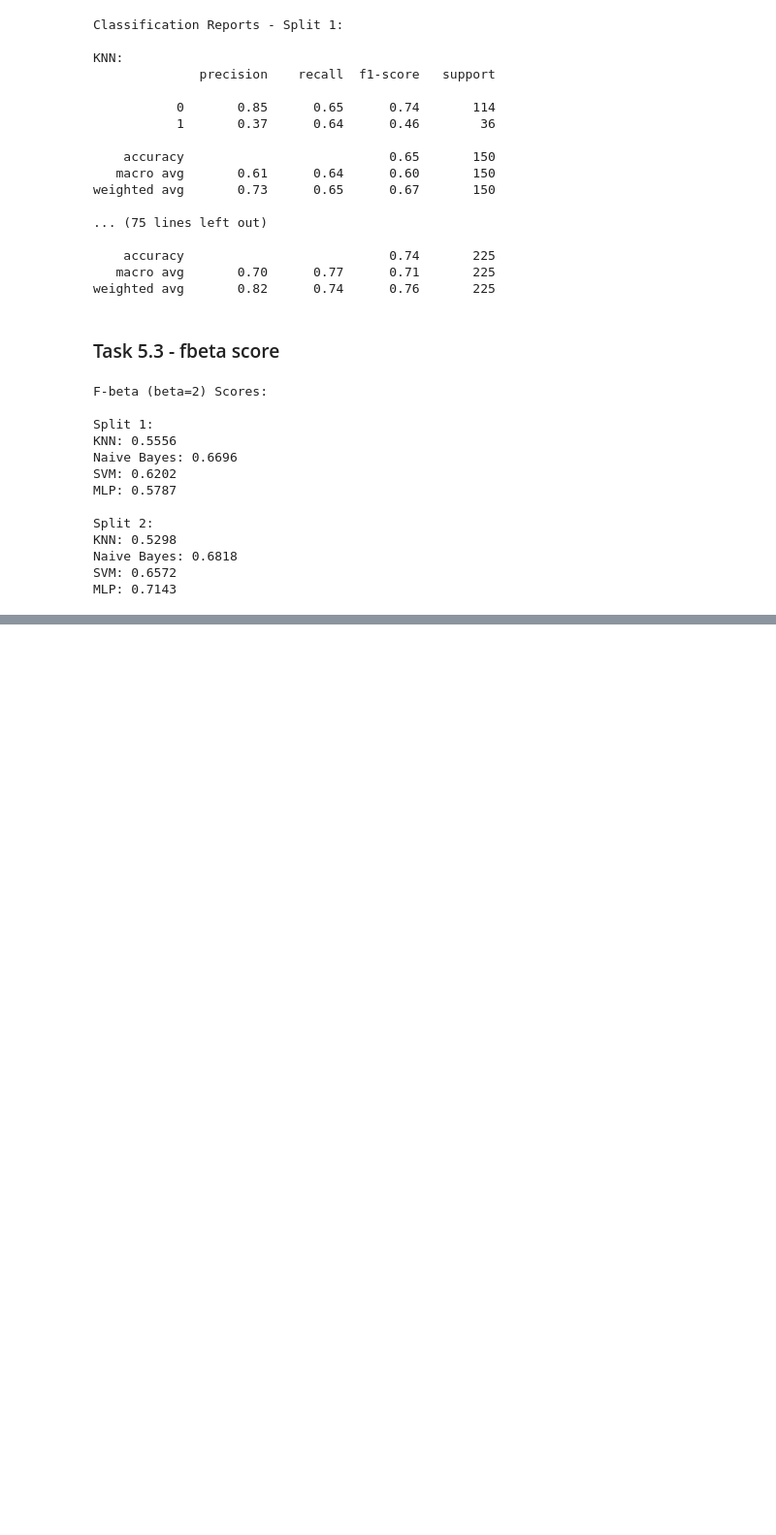
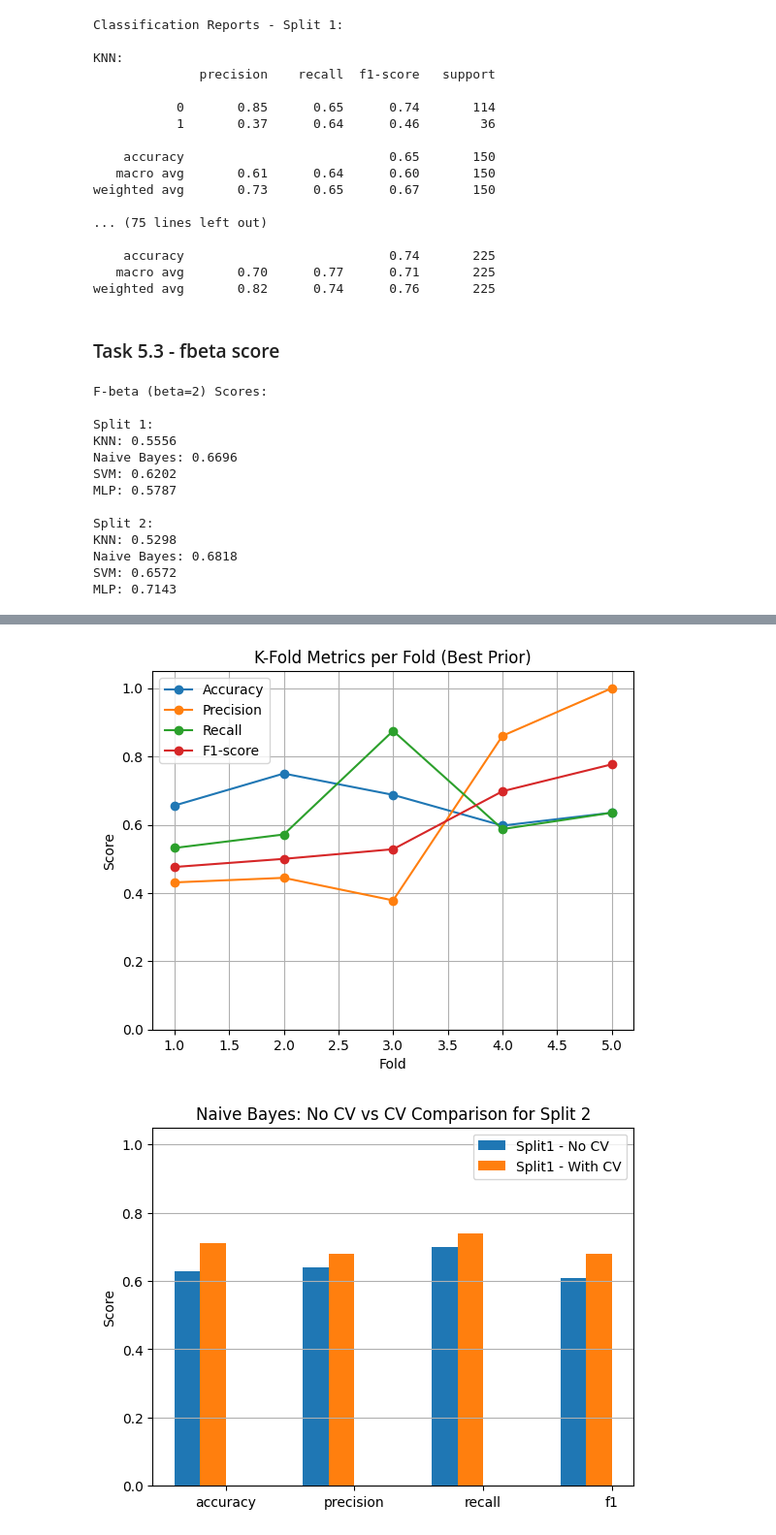
Before and after one commit to andreas4589/DataAnalytics, a Jupyter notebook: PA3/PA3.ipynb, the cells around one changed output, grey strips where cells are left out. Shown at 97% size. Saved outputs shown, nothing was run; the diff lists cells and outputs as text; code cells hidden in the pictures; blank space fills up the shorter version.

```diff
--- a/PA3/PA3.ipynb
+++ b/PA3/PA3.ipynb
@@ -503,0 +611,56 @@ MLP: 0.7143
+# %%
+"""
+Plots for presentation
+"""
+
+best_index = np.argmax(mean_accuracies)
+best_metrics = metrics_per_prior[best_index]
+
+folds = range(1, kf.get_n_splits(X_train_split)+1)
+
+plt.plot(folds, best_metrics['accuracy'], marker='o', label='Accuracy')
+plt.plot(folds, best_metrics['precision'], marker='o', label='Precision')
+plt.plot(folds, best_metrics['recall'], marker='o', label='Recall')
+plt.plot(folds, best_metrics['f1'], marker='o', label='F1-score')
+plt.xlabel("Fold")
+plt.ylabel("Score")
+plt.title("K-Fold Metrics per Fold (Best Prior)")
+plt.ylim(0,1.05)
+plt.grid(True)
+plt.legend()
+plt.show()
+
+# macro avg values
+baseline_split1 = {'accuracy': 0.63, 'precision': 0.64, 'recall': 0.70, 'f1': 0.61}
+baseline_split2 = {'accuracy': 0.65, 'precision': 0.66, 'recall': 0.71, 'f1': 0.63}
+
+cv_split1 = {'accuracy': 0.71, 'precision': 0.68, 'recall': 0.74, 'f1': 0.68}
+cv_split2 = {'accuracy': 0.72, 'precision': 0.68, 'recall': 0.74, 'f1': 0.69}
+
+metrics = ['accuracy', 'precision', 'recall', 'f1']
+x = np.arange(len(metrics))
+width = 0.2
+
+plt.bar(x - width, [baseline_split1[m] for m in metrics], width, label='Split1 - No CV')
+plt.bar(x, [cv_split1[m] for m in metrics], width, label='Split1 - With CV')
+plt.xticks(x + width/2, metrics)
+plt.ylim(0, 1.05)
+plt.ylabel("Score")
+plt.title("Naive Bayes: No CV vs CV Comparison for Split 2")
+plt.legend()
+plt.grid(axis='y')
+plt.show()
+
+
+plt.bar(x + width, [baseline_split2[m] for m in metrics], width, label='Split2 - No CV', color = 'skyblue')
+plt.bar(x + 2*width, [cv_split2[m] for m in metrics], width, label='Split2 - With CV', color = 'green')
+plt.xticks(x + width/2, metrics)
+plt.ylim(0, 1.05)
+plt.ylabel("Score")
+plt.title("Naive Bayes: No CV vs CV Comparison for Split 2")
+plt.legend()
+plt.grid(axis='y')
+plt.show()
+# %% [output]
+[figure, added]
+[figure, added]
```
Also changed, not shown: parts of 3 cells of this notebook.
